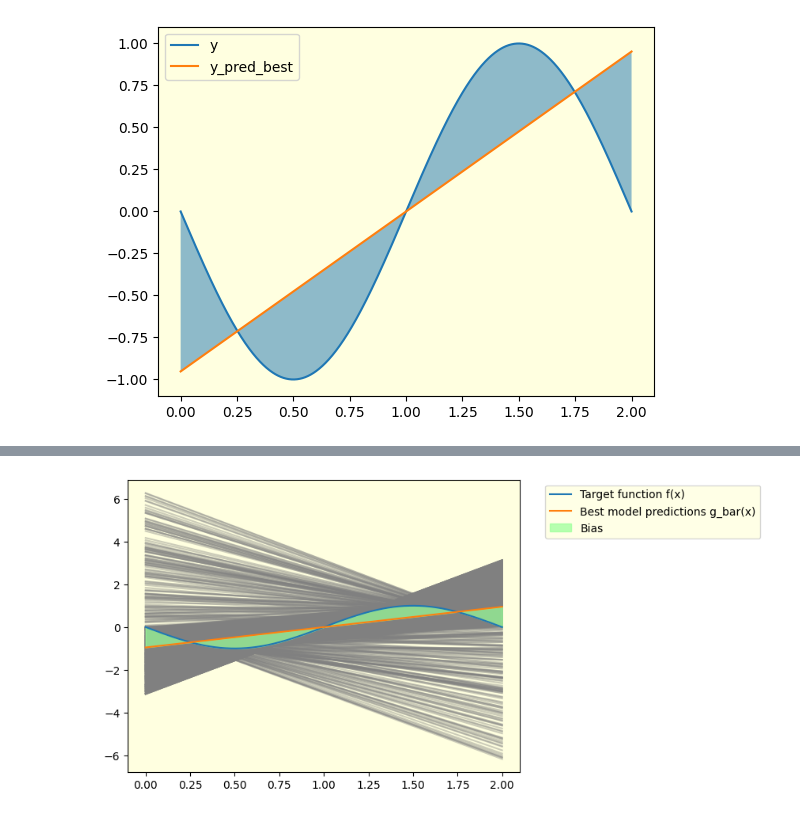
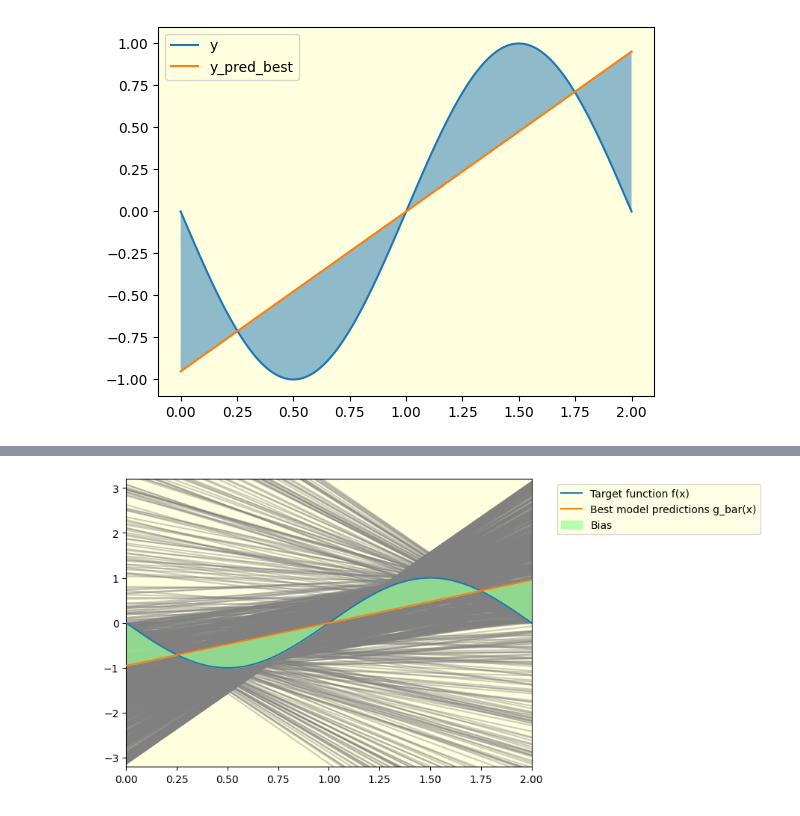
Before and after one commit to sauravkokane/Data-Science-Training, a Jupyter notebook: Bias_and_Variance_Tradeoff.ipynb, the cells around one changed output, grey strips where cells are left out. Cells and saved outputs as stored; diff of their text form; code cells hidden in the pictures.

```diff
--- a/Bias_and_Variance_Tradeoff.ipynb
+++ b/Bias_and_Variance_Tradeoff.ipynb
@@ -108,18 +108,17 @@ plt.show()
 # %%
-# plt.rcParams['axes.facecolor'] = 'lightyellow'
+plt.rcParams['figure.figsize'] = [7, 5]
 for prediction in predictions:
     plt.plot(X, prediction, color="gray", alpha=0.4, zorder=1)
 
 plt.plot(X, y, label="Target function f(x)", zorder=3)
 plt.plot(X, y_pred_best, label="Best model predictions g_bar(x)",zorder=3)
 plt.fill_between(X, y, y_pred_best, alpha=0.7, label="Bias", color="#98FF98", zorder=2)
 plt.legend(bbox_to_anchor=(1.05, 1), loc='upper left')
-# plt.tight_layout()
-# color area between y and y_pred_best and annotate it with bias
-# plt.fill_between(X, y_pred_best, y_pred_gd1, alpha=0.5, label="variance", color="green")
 ax = plt.gca()
 ax.set_facecolor('#FFFFE0')
+plt.xlim(0, 2)
+plt.ylim(-3.2, 3.2)
 plt.show()
 # %% [output]
-[figure, old version]
+[figure, new version]
 # %%
```
Also changed, not shown: parts of 3 cells of this notebook.
